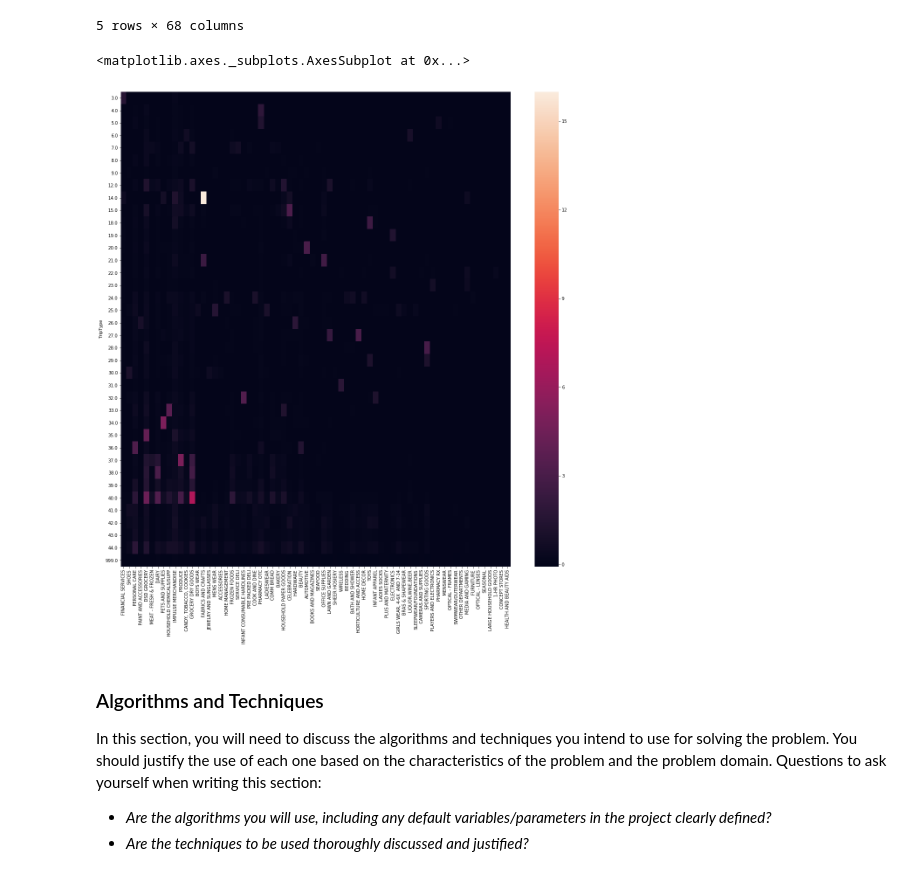
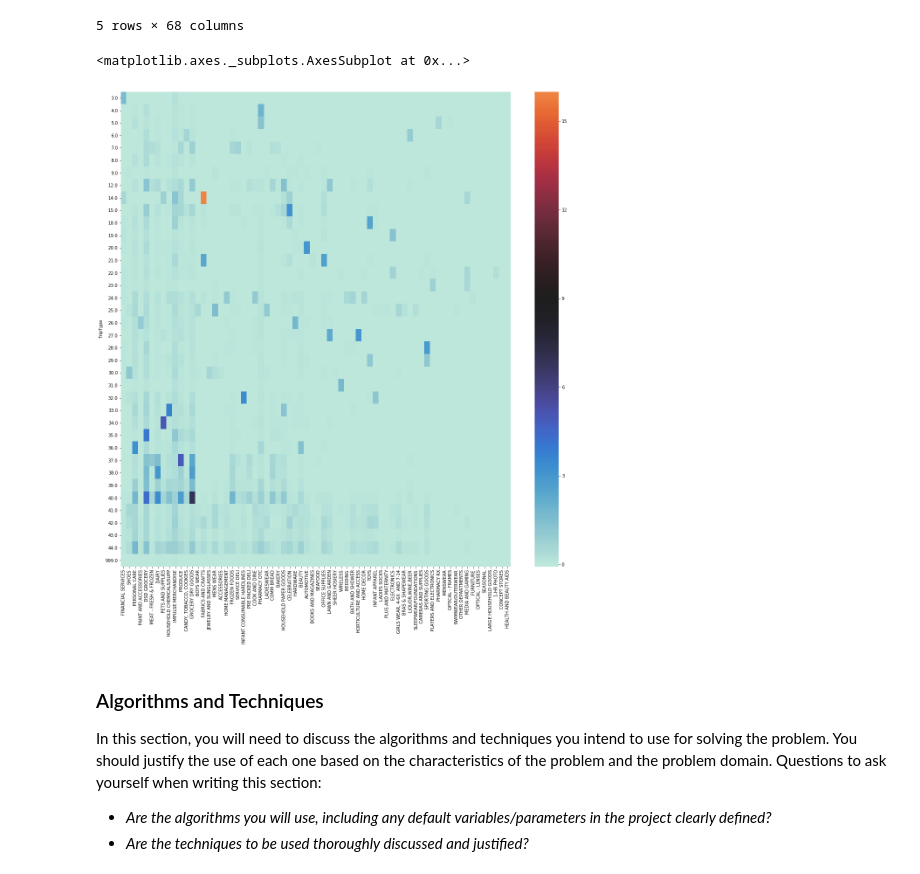
Before and after one commit to prosanes/machine-learning, a Jupyter notebook: projects/capstone/capstone_report.ipynb, the cells around one changed output. Drawn from its saved outputs; the diff is of its cells as text; code cells hidden in the pictures.

Commit message:
Better heatmap

```diff
--- a/projects/capstone/capstone_report.ipynb
+++ b/projects/capstone/capstone_report.ipynb
@@ -291,20 +291,19 @@ department_means_by_trip_type.head()
 # %%
 from seaborn import heatmap
 
 %matplotlib inline
 
 import matplotlib.pyplot as plt
 
 fig, ax = plt.subplots(figsize=(20,20))         # Sample figsize in inches
-#heatmap(df1.iloc[:, 1:6:], annot=True, linewidths=.5, ax=ax)
-
 
 heatmap(department_means_by_trip_type,
         annot=False,
+        center=9.0,
         ax=ax)
 # %% [output]
 <matplotlib.axes._subplots.AxesSubplot at 0x...>
-[figure, old version]
+[figure, new version]
 # %% [markdown]
 ### Algorithms and Techniques
 In this section, you will need to discuss the algorithms and techniques you intend to use for solving the problem. You should justify the use of each one based on the characteristics of the problem and the problem domain. Questions to ask yourself when writing this section:
```
